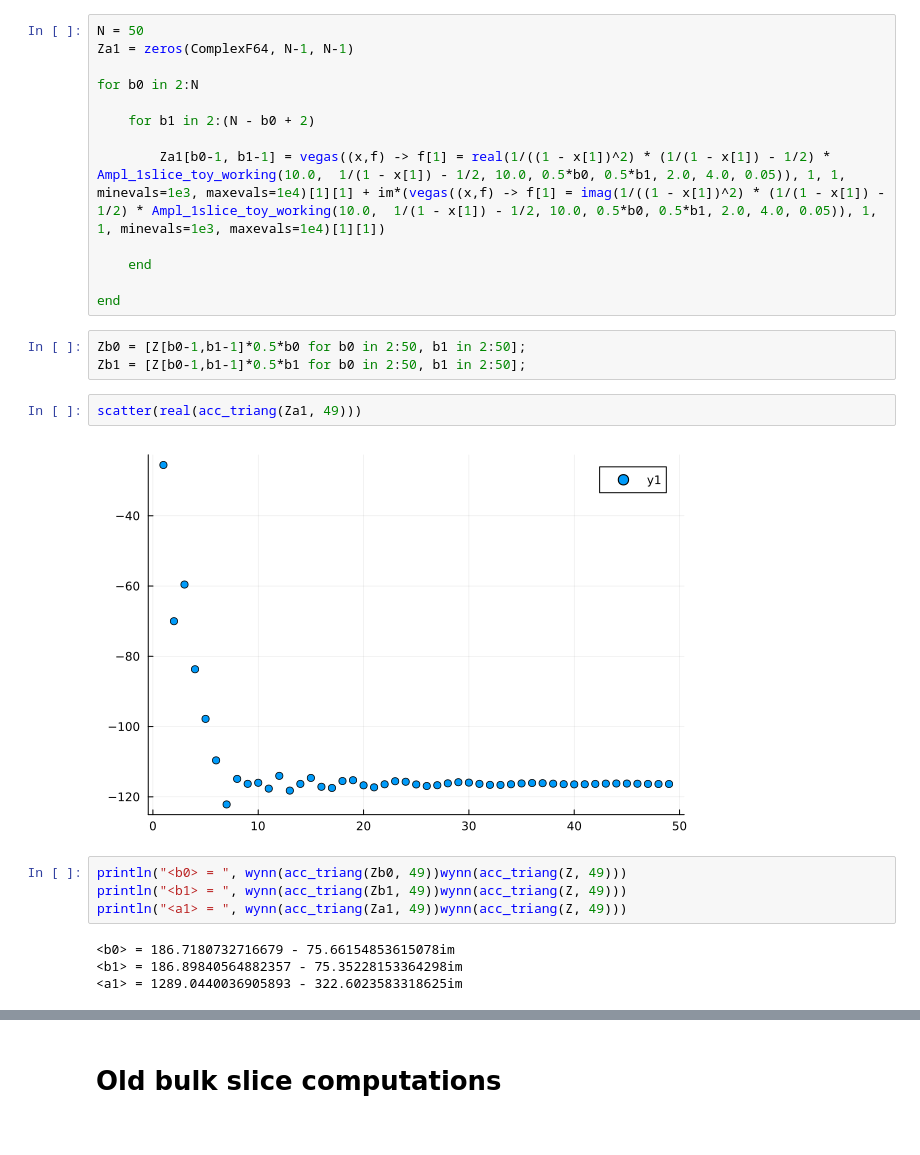
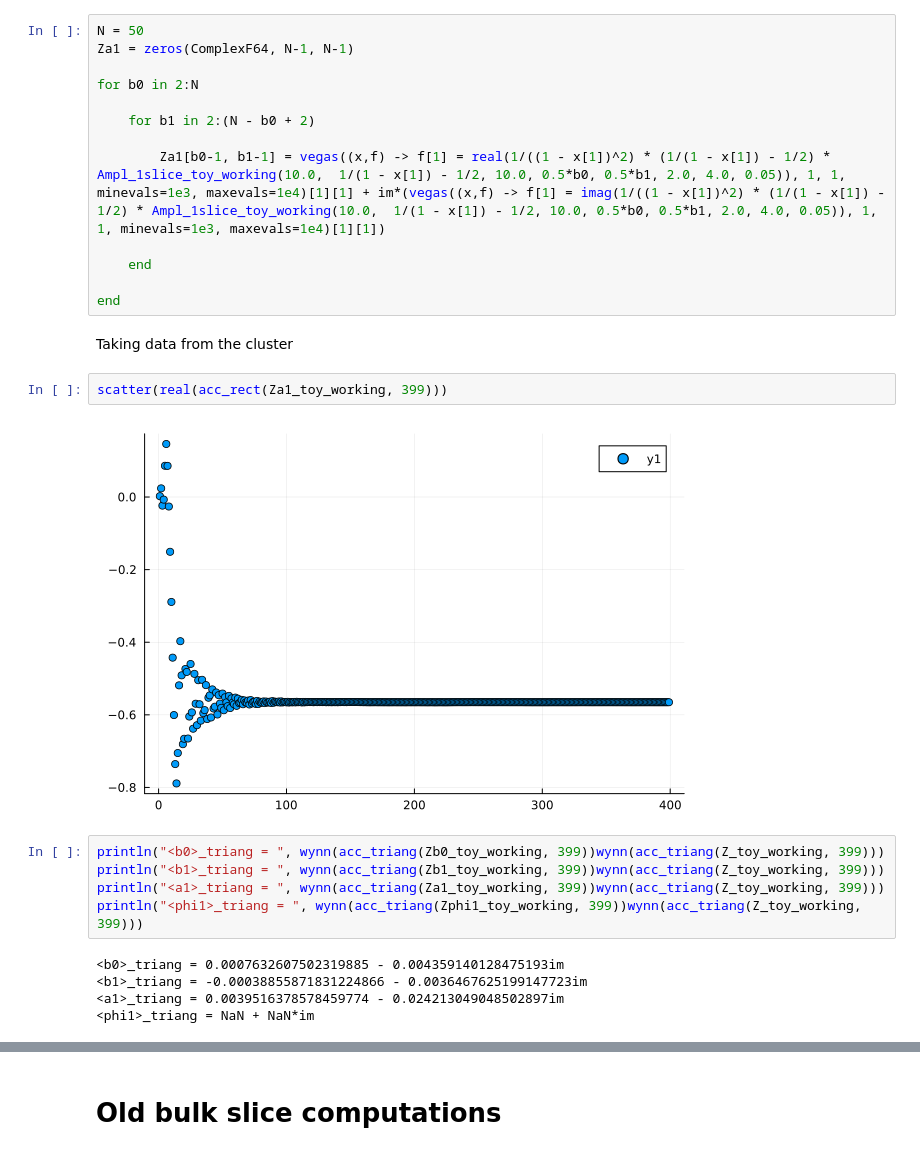
Before and after one commit to Jercheal/3d-cosmology, a Jupyter notebook: 3d_ESF_cosmology.ipynb, the cells around one changed output, grey strips where cells are left out. Saved outputs shown, nothing was run; the diff lists cells and outputs as text.

```diff
--- a/3d_ESF_cosmology.ipynb
+++ b/3d_ESF_cosmology.ipynb
@@ -1579,18 +1612,19 @@ for b0 in 2:N
     end
 
 end
-# %%
-Zb0 = [Z[b0-1,b1-1]*0.5*b0 for b0 in 2:50, b1 in 2:50];
-Zb1 = [Z[b0-1,b1-1]*0.5*b1 for b0 in 2:50, b1 in 2:50];
-# %%
-scatter(real(acc_triang(Za1, 49)))
-# %% [output]
-[figure, removed]
+# %% [markdown]
+Taking data from the cluster
+# %%
+scatter(real(acc_rect(Za1_toy_working, 399)))
+# %% [output]
+[figure, added]
 # %%
-println("<b0> = ", wynn(acc_triang(Zb0, 49))wynn(acc_triang(Z, 49)))
-println("<b1> = ", wynn(acc_triang(Zb1, 49))wynn(acc_triang(Z, 49)))
-println("<a1> = ", wynn(acc_triang(Za1, 49))wynn(acc_triang(Z, 49)))
+println("<b0>_triang = ", wynn(acc_triang(Zb0_toy_working, 399))wynn(acc_triang(Z_toy_working, 399)))
+println("<b1>_triang = ", wynn(acc_triang(Zb1_toy_working, 399))wynn(acc_triang(Z_toy_working, 399)))
+println("<a1>_triang = ", wynn(acc_triang(Za1_toy_working, 399))wynn(acc_triang(Z_toy_working, 399)))
+println("<phi1>_triang = ", wynn(acc_triang(Zphi1_toy_working, 399))wynn(acc_triang(Z_toy_working, 399)))
 # %% [output]
-<b0> = 186.7180732716679 - 75.66154853615078im
-<b1> = 186.89840564882357 - 75.35228153364298im
-<a1> = 1289.0440036905893 - 322.6023583318625im
+<b0>_triang = 0.0007632607502319885 - 0.004359140128475193im
+<b1>_triang = -0.00038855871831224866 - 0.0036467625199147723im
+<a1>_triang = 0.0039516378578459774 - 0.024213049048502897im
+<phi1>_triang = NaN + NaN*im
```
Also changed, not shown: parts of 6 cells of this notebook, 7 other files.
